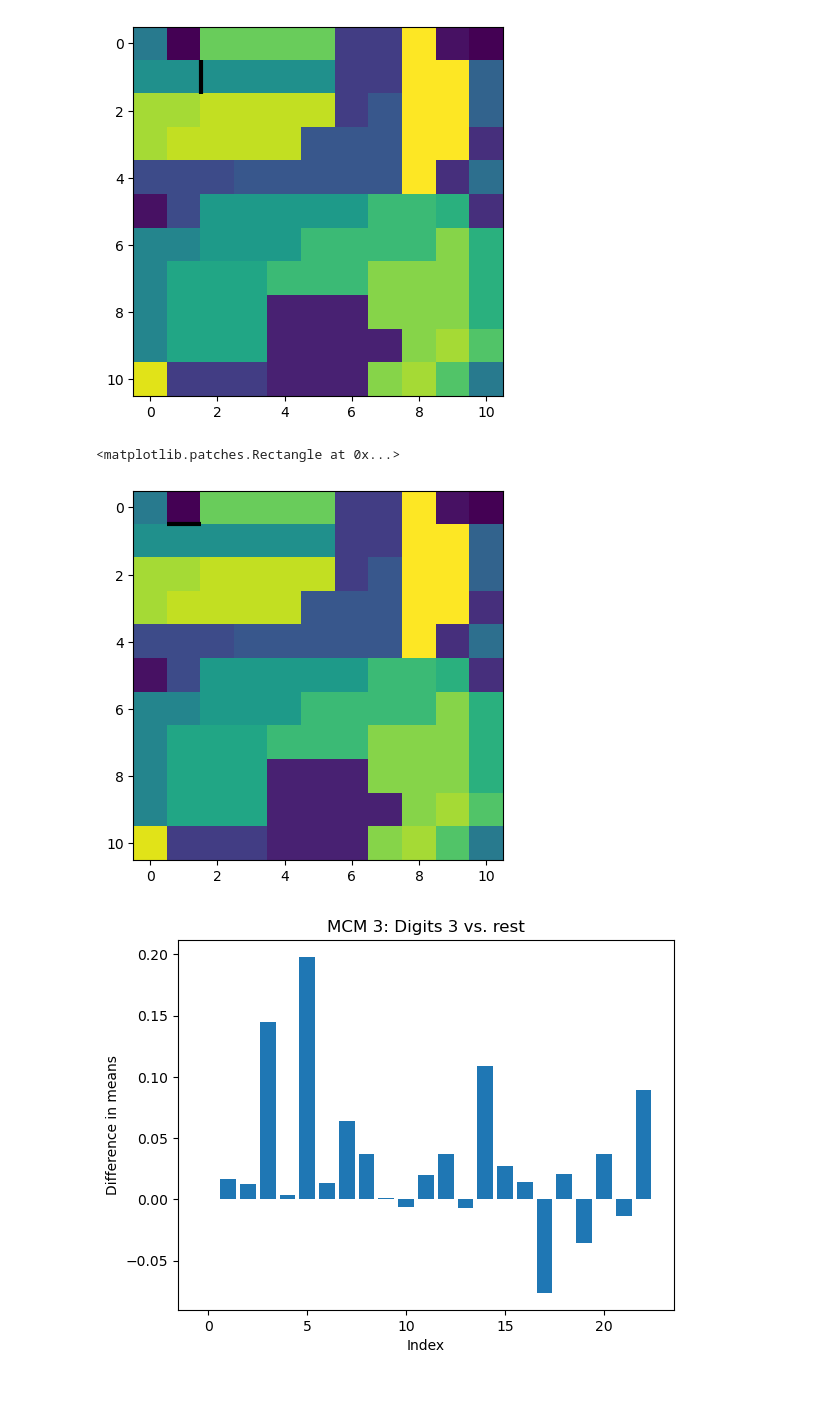
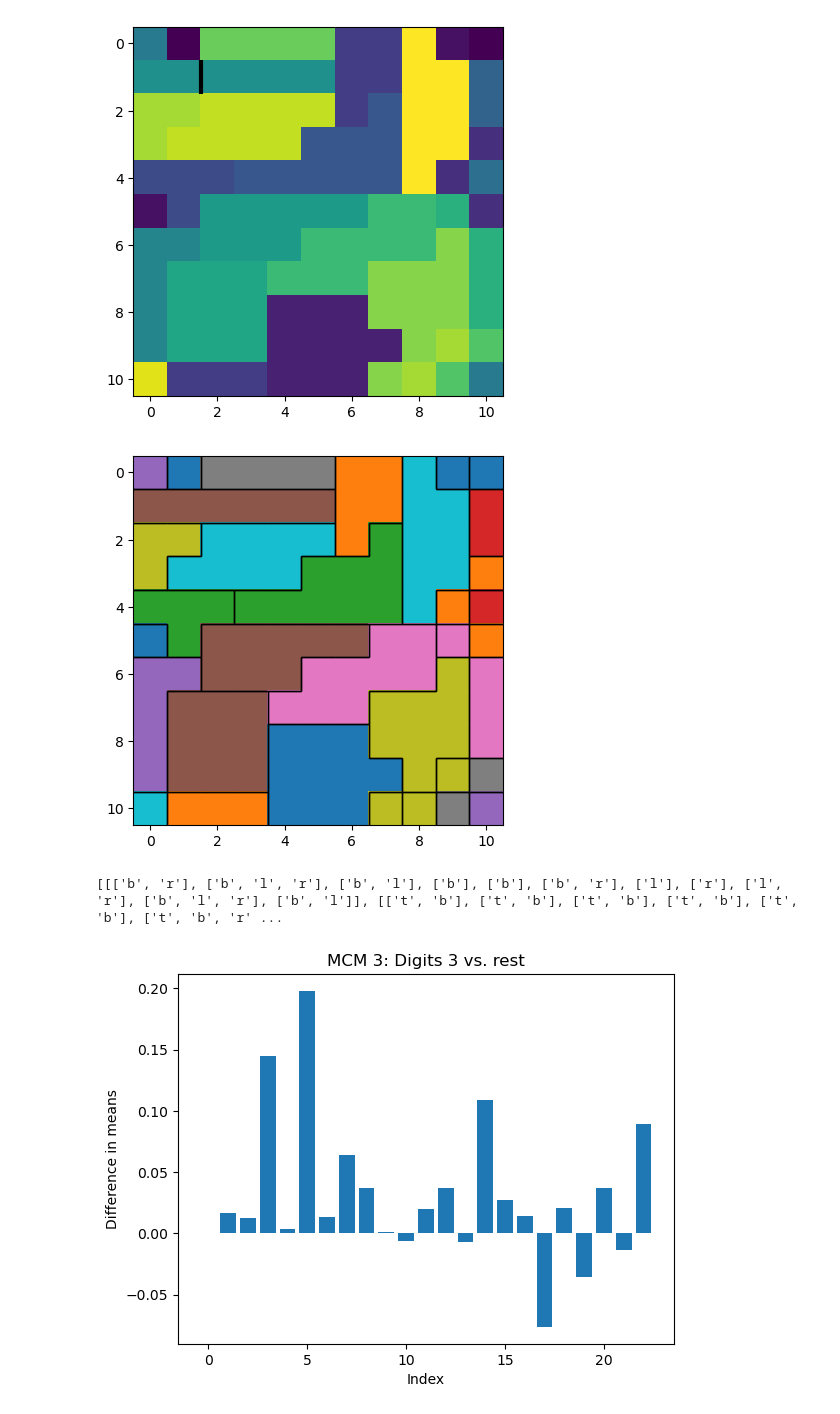
Before and after one commit to PaulHosek/MCM_classifier, a Jupyter notebook: Classifier_1/classifier/bin/reworking_clf.ipynb, the cells around one changed output. Drawn from its saved outputs; the diff is of its cells as text; code cells hidden in the pictures.

Commit message:
working on drawing borders, got something, some bugs still

```diff
--- a/Classifier_1/classifier/bin/reworking_clf.ipynb
+++ b/Classifier_1/classifier/bin/reworking_clf.ipynb
@@ -231,33 +231,62 @@ plt.show()
 # %%
 import matplotlib.colors as mcolors
 white_cmap = mcolors.LinearSegmentedColormap.from_list("white_cmap", [(1, 1, 1), (1, 1, 1)])
 
-
-
-
-def border(x, y, side, ax=None, **kwargs):
+def draw_border(x, y, side, ax=None, **kwargs):
     side_to_offset = {'t': (-.5, -.5, 1, 0), 'r': (.5, -.5, 0, 1), 'b': (-.5, .5, 1, 0), 'l': (-.5, -.5, 0, 1)}
 
     if side not in side_to_offset:
         raise ValueError("Invalid side value. Valid values are 't', 'r', 'b', 'l'.")
 
     dx, dy, width, height = side_to_offset[side]
     rect = plt.Rectangle((x+dx, y+dy), width, height, fill=False, **kwargs)
 
     ax = ax or plt.gca()
     ax.add_patch(rect)
     return rect
 
+# for each pixel return list of where border ["l,r"] with other community
 
-# Define a colormap where all colors are white
+borders = []
 
-# Use the colormap in imshow
-plt.imshow(res)
+def find_borders(arr):
+    rows, cols = arr.shape
+    borders = [[[] for _ in range(cols)] for _ in range(rows)]
 
-border(1,1,"t",linewidth=3)
+    for i in range(rows):
+        for j in range(cols):
+
+            if i > 0 and arr[i, j] != arr[i-1, j]:  # Check top
+                borders[i][j].append('t')
+
+            if i < rows-1 and arr[i, j] != arr[i+1, j]:  # Check bottom
+                borders[i][j].append('b')
+            if j > 0 and arr[i, j] != arr[i, j-1]:  # Check left
+                borders[i][j].append('l')
+            if j < cols-1 and arr[i, j] != arr[i, j+1]:  # Check right
+                borders[i][j].append('r')
+
+    return borders
+
+bord = find_borders(res)
+
+plt.figure()
+
+# Draw the borders
+for i in range(len(bord)):
+    for j in range(len(bord[i])):
+        for side in bord[i][j]:
+            draw_border(j, i, side, ax=None, linewidth=1, color='black')
+
+# Show the image
+# plt.imshow(res, cmap=white_cmap)
+plt.imshow(res, cmap="tab10")
+plt.show()
+
+print(bord)
 # %% [output]
+[figure, new version]
-<matplotlib.patches.Rectangle at 0x...>
+[[['b', 'r'], ['b', 'l', 'r'], ['b', 'l'], ['b'], ['b'], ['b', 'r'], ['l'], ['r'], ['l', 'r'], ['b', 'l', 'r'], ['b', 'l']], [['t', 'b'], ['t', 'b'], ['t', 'b'], ['t', 'b'], ['t', 'b'], ['t', 'b', 'r' ...
-[figure, old version]
 # %%
 import matplotlib.colors as mcolors
 
```
